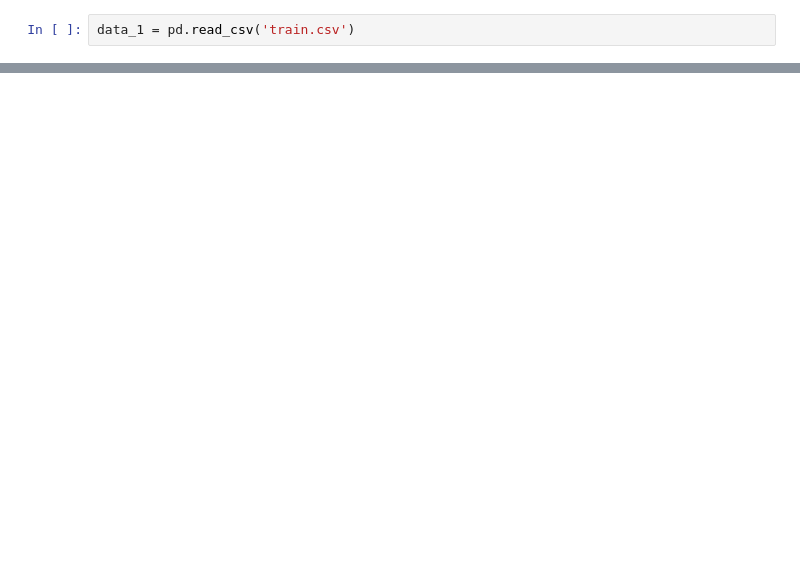
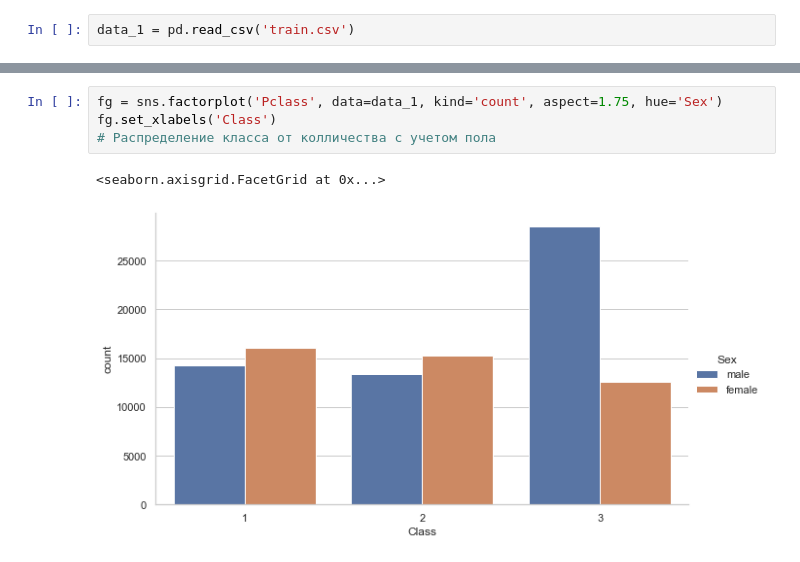
Before and after one commit to Sergo448/rolling-scopes-school-AI-MachineLearning, a Jupyter notebook: Sergo448_2_task.ipynb, the cells around one changed output, grey strips where cells are left out. Drawn from its saved outputs; the diff is of its cells as text; blank space fills up the shorter version.

```diff
--- a/Sergo448_2_task.ipynb
+++ b/Sergo448_2_task.ipynb
@@ -18,3 +115,10 @@ data_1.head()
+# %%
+fg = sns.factorplot('Pclass', data=data_1, kind='count', aspect=1.75, hue='Sex')
+fg.set_xlabels('Class')
+# Распределение класса от колличества с учетом пола
+# %% [output]
+<seaborn.axisgrid.FacetGrid at 0x...>
+[figure, added]
 # %%
 # счет женщин и мужчин
 guy=0
```
Also changed, not shown: parts of 15 cells of this notebook.
